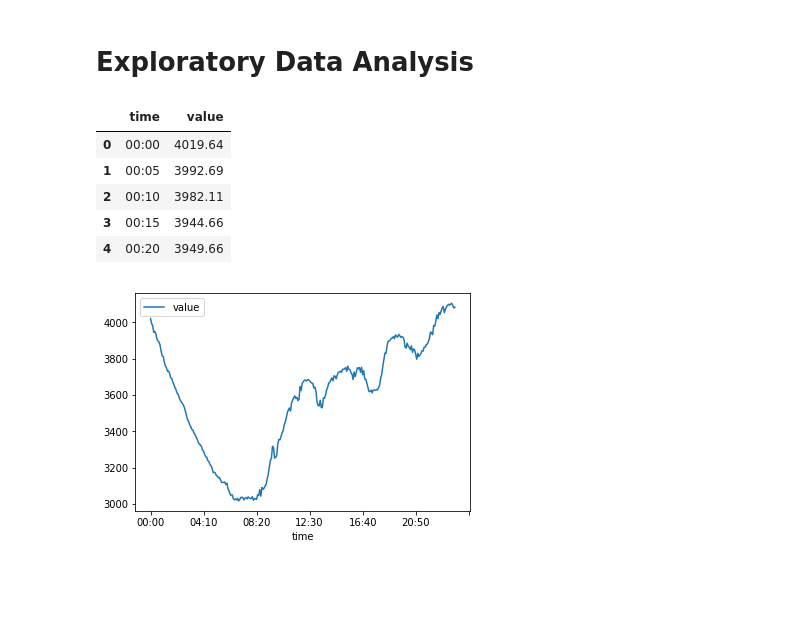
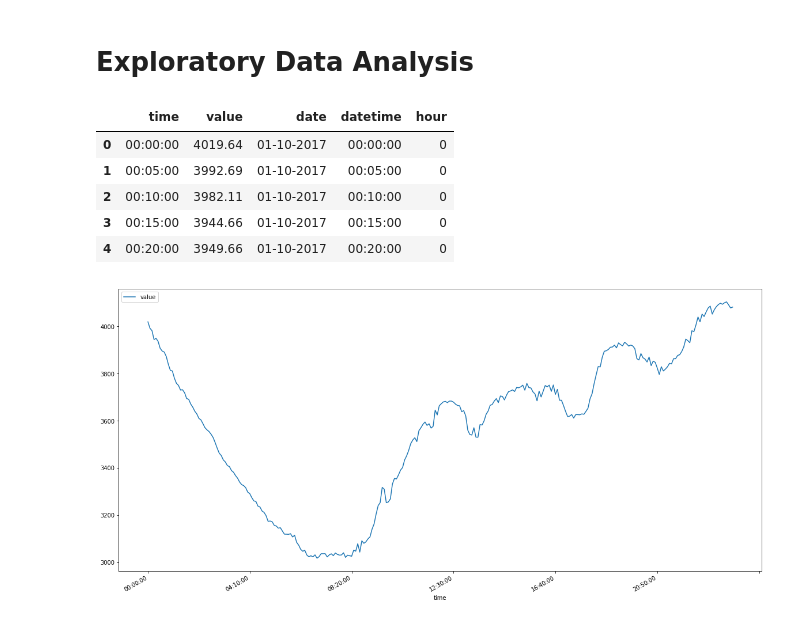
Before and after one commit to pyaf/load_forecasting, a Jupyter notebook: eda.ipynb, the cells around one changed output. Saved outputs shown, nothing was run; the diff lists cells and outputs as text; code cells hidden in the pictures; blank space fills up the shorter version.

Commit message:
Data analysis done

```diff
--- a/eda.ipynb
+++ b/eda.ipynb
@@ -7,16 +7,18 @@ import matplotlib.pyplot as plt
 %matplotlib inline
 # %%
 data = pd.read_csv('SLDC_Data/2017/10/01-10-2017.csv')
+data['date'] = '01-10-2017'
+data = extract_dt(data)
 # %%
 data.head()
 # %% [output]
-|  | time | value |
-| 0 | 00:00 | 4019.64 |
-| 1 | 00:05 | 3992.69 |
-| 2 | 00:10 | 3982.11 |
-| 3 | 00:15 | 3944.66 |
-| 4 | 00:20 | 3949.66 |
+|  | time | value | date | datetime | hour |
+| 0 | 00:00:00 | 4019.64 | 01-10-2017 | 00:00:00 | 0 |
+| 1 | 00:05:00 | 3992.69 | 01-10-2017 | 00:05:00 | 0 |
+| 2 | 00:10:00 | 3982.11 | 01-10-2017 | 00:10:00 | 0 |
+| 3 | 00:15:00 | 3944.66 | 01-10-2017 | 00:15:00 | 0 |
+| 4 | 00:20:00 | 3949.66 | 01-10-2017 | 00:20:00 | 0 |
 # %%
-data.plot(x='time', y='value');
+data.plot(x='time', y='value', subplots=True, figsize=(20, 10)); plt.legend(loc='best');
 # %% [output]
-[figure, old version]
+[figure, new version]
```
Also changed, not shown: parts of 18 cells of this notebook, 2 other files.
